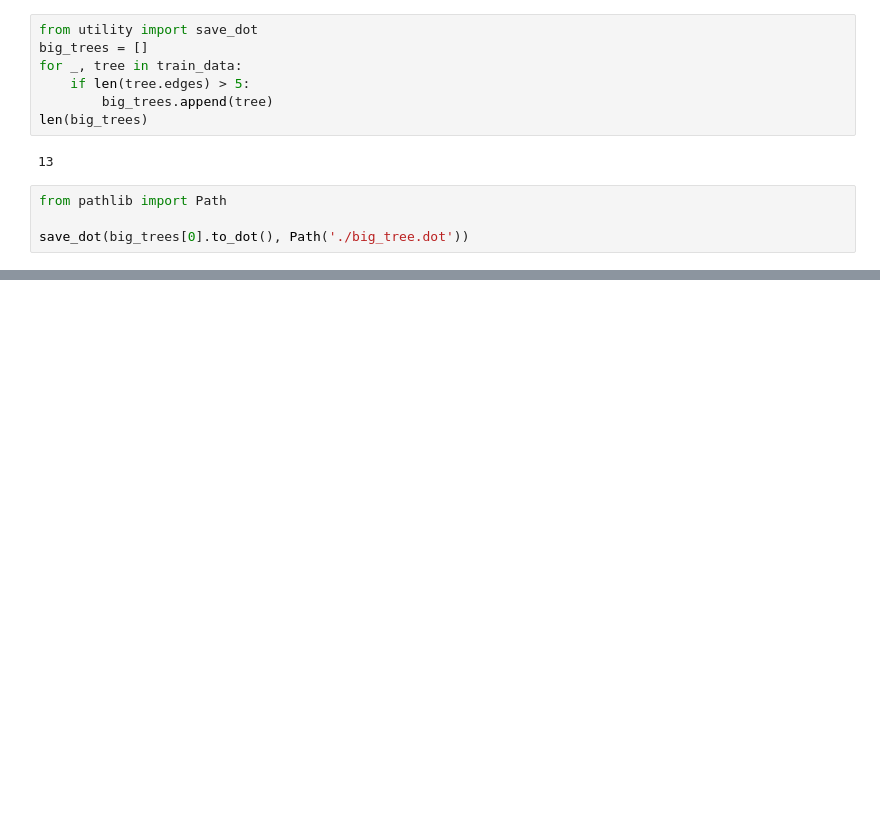
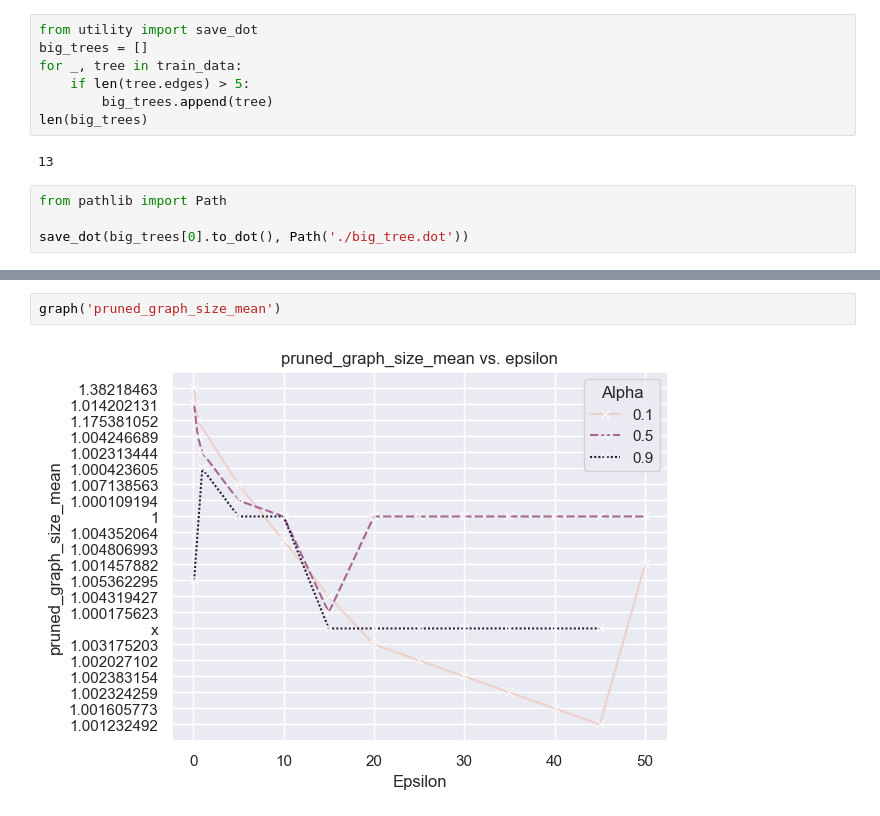
Before and after one commit to jonathancyu/prov-dp, a Jupyter notebook: playground.ipynb, the cells around one changed output, grey strips where cells are left out. Saved outputs shown, nothing was run; the diff lists cells and outputs as text; blank space fills up the shorter version.

```diff
--- a/playground.ipynb
+++ b/playground.ipynb
@@ -162,0 +162,4 @@ plt.show()
+# %%
+graph('pruned_graph_size_mean')
+# %% [output]
+[figure, added]
```
Also changed, not shown: parts of 9 cells of this notebook, 1 other file.
